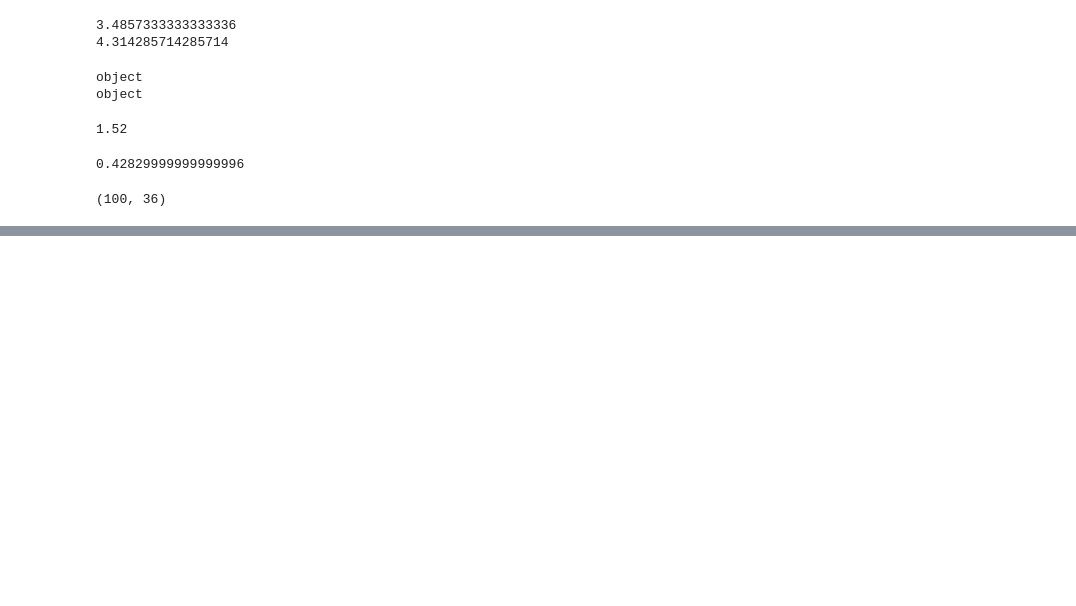
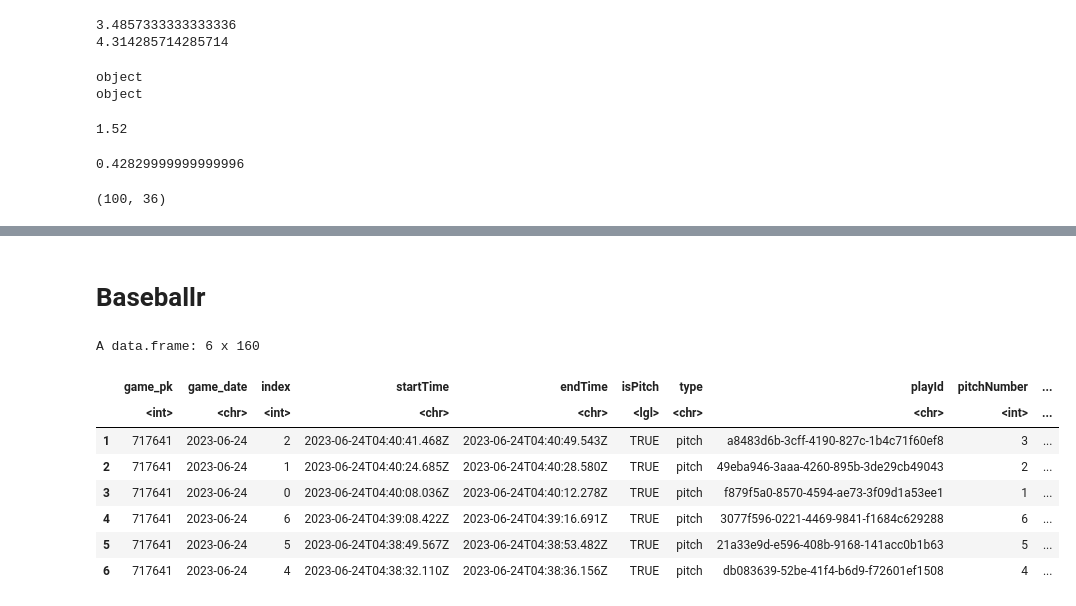
Before and after one commit to anly501/dsan-5000-project-wmcgloin, a Jupyter notebook: website/data-cleaning.ipynb, the cells around one changed output, grey strips where cells are left out. Saved outputs shown, nothing was run; the diff lists cells and outputs as text; code cells hidden in the pictures; blank space fills up the shorter version.

```diff
--- a/website/data-cleaning.ipynb
+++ b/website/data-cleaning.ipynb
@@ -506,3 +410,19 @@ aaronjudge.to_csv('./data/modified_data/aaronjudge.csv', index=False)
 here is a screenshot of the first couple rows of the modified csv file:
 <br></br>
 ![Clean Data](./images/aaron_judge_clean.png)
+# %% [markdown]
+# Baseballr
+# %%
+library(tidyverse)
+baseball <- read.csv("./data/raw_data/baseballr_six_games.csv")
+head(baseball)
+# %% [output]
+A data.frame: 6 x 160
+|  | game_pk | game_date | index | startTime | endTime | isPitch | type | playId | pitchNumber | ... |
+|  | <int> | <chr> | <int> | <chr> | <chr> | <lgl> | <chr> | <chr> | <int> | ... |
+| 1 | 717641 | 2023-06-24 | 2 | 2023-06-24T04:40:41.468Z | 2023-06-24T04:40:49.543Z | TRUE | pitch | a8483d6b-3cff-4190-827c-1b4c71f60ef8 | 3 | ... |
+| 2 | 717641 | 2023-06-24 | 1 | 2023-06-24T04:40:24.685Z | 2023-06-24T04:40:28.580Z | TRUE | pitch | 49eba946-3aaa-4260-895b-3de29cb49043 | 2 | ... |
+| 3 | 717641 | 2023-06-24 | 0 | 2023-06-24T04:40:08.036Z | 2023-06-24T04:40:12.278Z | TRUE | pitch | f879f5a0-8570-4594-ae73-3f09d1a53ee1 | 1 | ... |
+| 4 | 717641 | 2023-06-24 | 6 | 2023-06-24T04:39:08.422Z | 2023-06-24T04:39:16.691Z | TRUE | pitch | 3077f596-0221-4469-9841-f1684c629288 | 6 | ... |
+| 5 | 717641 | 2023-06-24 | 5 | 2023-06-24T04:38:49.567Z | 2023-06-24T04:38:53.482Z | TRUE | pitch | 21a33e9d-e596-408b-9168-141acc0b1b63 | 5 | ... |
+| 6 | 717641 | 2023-06-24 | 4 | 2023-06-24T04:38:32.110Z | 2023-06-24T04:38:36.156Z | TRUE | pitch | db083639-52be-41f4-b6d9-f72601ef1508 | 4 | ... |
```
Also changed, not shown: parts of 17 cells of this notebook, 44 other files.
